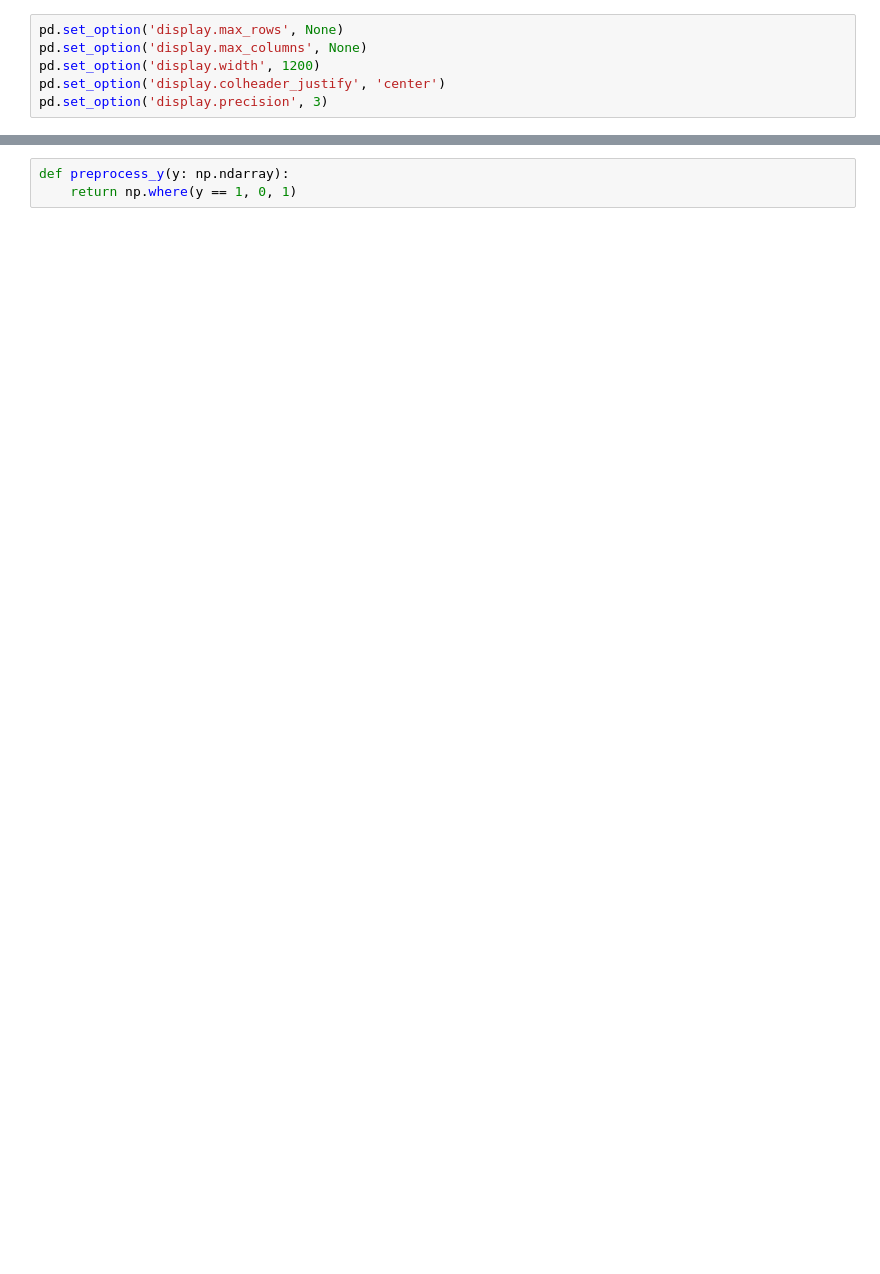
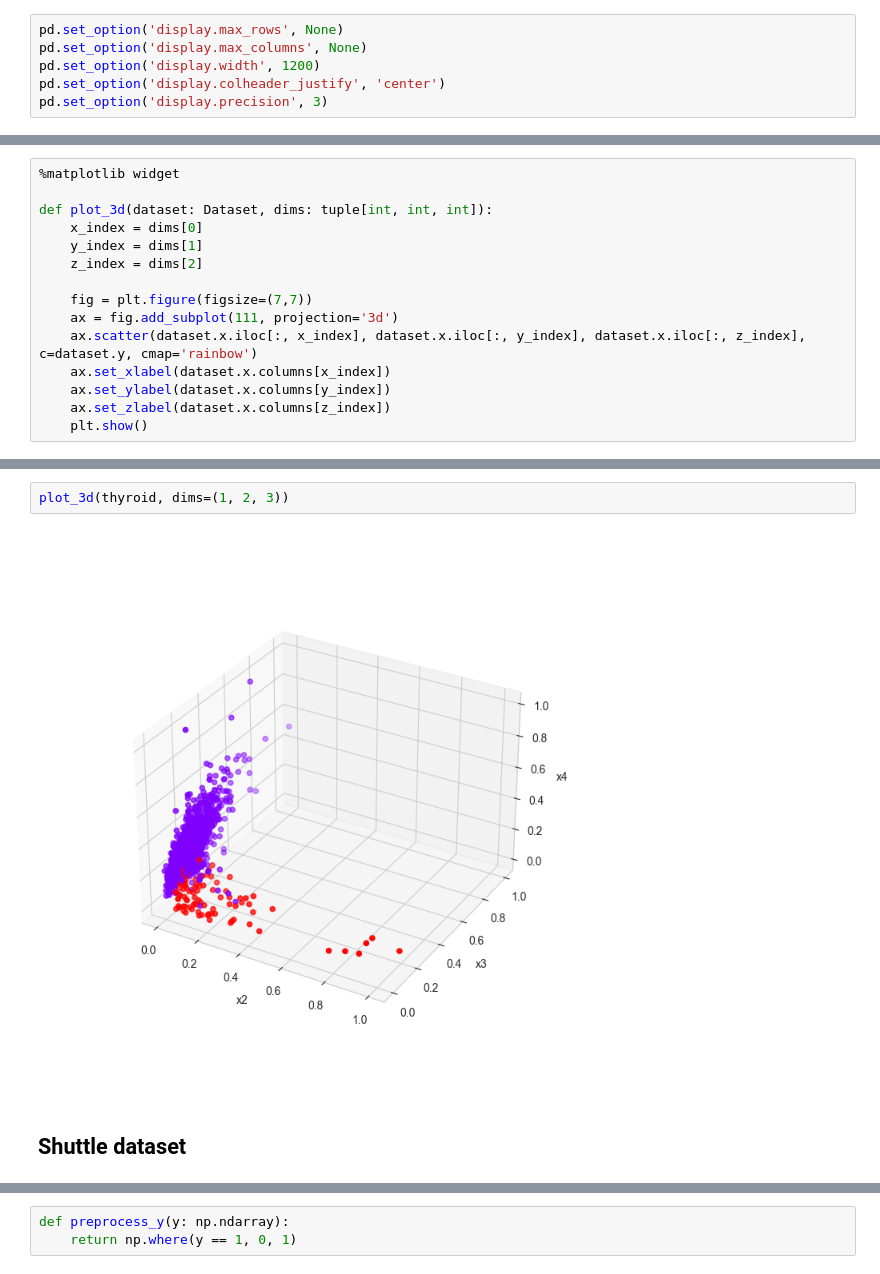
Before and after one commit to AndriiSonsiadlo/AnomalyDetectionICT, a Jupyter notebook: notebooks/experiments.ipynb, the cells around one changed output, grey strips where cells are left out. Saved outputs shown, nothing was run; the diff lists cells and outputs as text; blank space fills up the shorter version.

```diff
--- a/notebooks/experiments.ipynb
+++ b/notebooks/experiments.ipynb
@@ -325,0 +202,15 @@ correlation_map(cardio, figsize=(12, 12))
+# %%
+%matplotlib widget
+
+def plot_3d(dataset: Dataset, dims: tuple[int, int, int]):
+    x_index = dims[0]
+    y_index = dims[1]
+    z_index = dims[2]
+
+    fig = plt.figure(figsize=(7,7))
+    ax = fig.add_subplot(111, projection='3d')
+    ax.scatter(dataset.x.iloc[:, x_index], dataset.x.iloc[:, y_index], dataset.x.iloc[:, z_index], c=dataset.y, cmap='rainbow')
+    ax.set_xlabel(dataset.x.columns[x_index])
+    ax.set_ylabel(dataset.x.columns[y_index])
+    ax.set_zlabel(dataset.x.columns[z_index])
+    plt.show()
@@ -325,0 +275,6 @@ correlation_map(cardio, figsize=(12, 12))
+# %%
+plot_3d(thyroid, dims=(1, 2, 3))
+# %% [output]
+[figure, added]
+# %% [markdown]
+## Shuttle dataset
```
Also changed, not shown: parts of 87 cells of this notebook.
